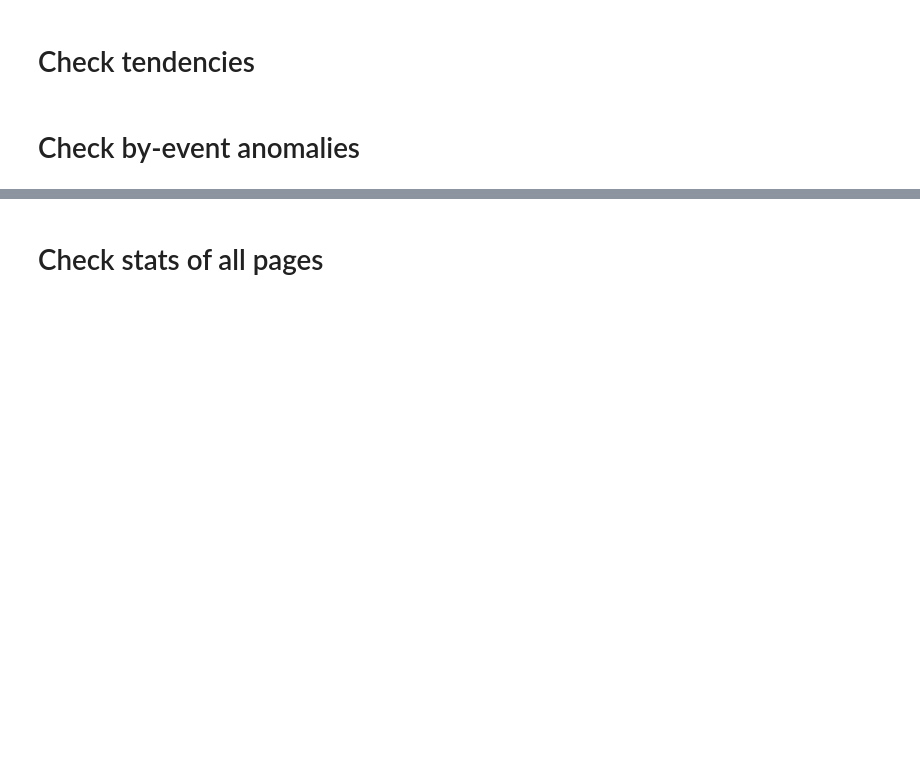
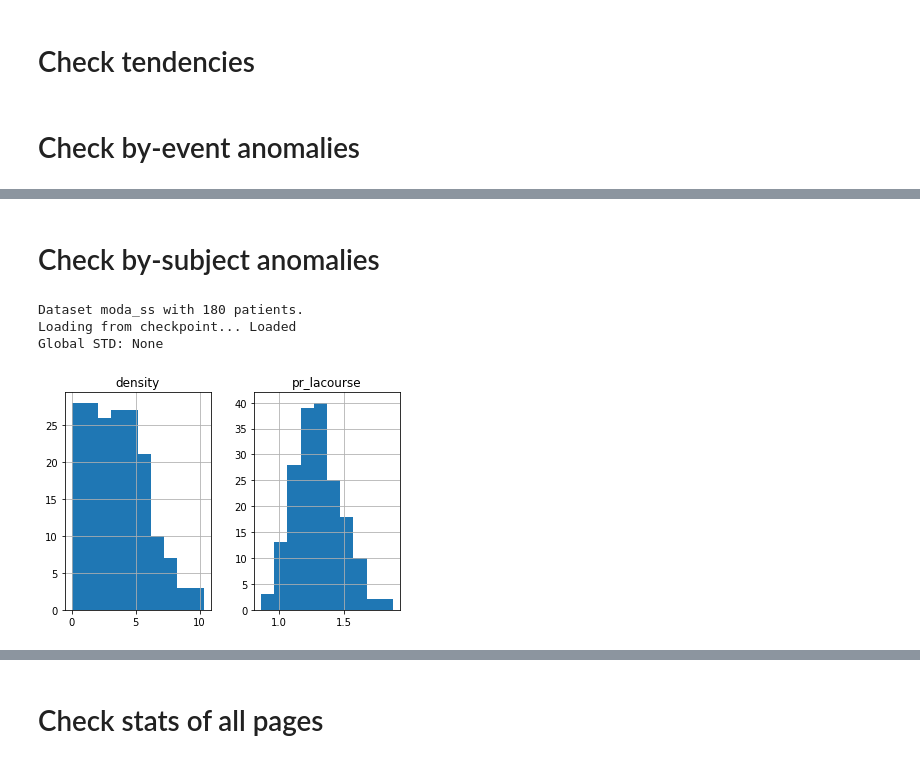
Before and after one commit to nicolasigor/sleep-rnn, a Jupyter notebook: figs_thesis/2021_eda_nsrr_page_exclusion.ipynb, the cells around one changed output, grey strips where cells are left out. Cells and saved outputs as stored; diff of their text form; code cells hidden in the pictures; blank space fills up the shorter version.

```diff
--- a/figs_thesis/2021_eda_nsrr_page_exclusion.ipynb
+++ b/figs_thesis/2021_eda_nsrr_page_exclusion.ipynb
@@ -475,3 +546,54 @@ subtable = table_byevent[table_byevent.amplitude <= 134.12087769782073]
 subtable.hist(bins=30)
 plt.tight_layout()
 plt.show()
+# %% [markdown]
+# Check by-subject anomalies
+# %%
+# Check subjects with abnormal densities
+# MODA by-subject ranges (N=28)
+# Duration: 0.55 - 0.96 s aprox
+# Density: 0.8 - 8.7 epm aprox (if we count that subject with 2 events then the min is 0.1 epm)
+# Amplitude: 20 - 44 uV aprox
+# Frequency: 11.5 - 13.9 Hz aprox
+
+moda = load_dataset('moda_ss')
+subject_ids = moda.all_ids # [sub_id for sub_id in moda.all_ids if moda.data[sub_id]['n_blocks'] == 10]
+
+moda_table_bysubject = {
+    'subject_id': [],
+    'density': [],
+    'pr_lacourse': [],
+    # 'duration': [],
+    # 'amplitude': [],
+    # 'frequency': [],
+}
+
+for subject_id in subject_ids:
+    signal = moda.get_subject_signal(subject_id, normalize_clip=False)
+    marks = moda.get_subject_stamps(subject_id, pages_subset='n2')
+    n2_pages = moda.get_subject_pages(subject_id, pages_subset='n2')
+    n2_minutes = n2_pages.shape[0] * moda.page_duration / 60
+    density = marks.shape[0] / n2_minutes
+
+    signal_n2 = signal.reshape(-1, moda.page_size)[n2_pages].flatten()
+    freq, power = utils.power_spectrum_by_sliding_window(signal_n2, moda.fs, window_duration=5)
+    # Measure sigma peak ratio
+    sigma_power = power[(freq >= 11) & (freq <= 16)].mean()
+    broad_power = power[(freq >= 4.5) & (freq <= 30)].mean()
+    pr_lacourse = sigma_power / broad_power
+
+    moda_table_bysubject['subject_id'].append(subject_id)
+    moda_table_bysubject['density'].append(density)
+    moda_table_bysubject['pr_lacourse'].append(pr_lacourse)
+
+moda_table_bysubject = pd.DataFrame.from_dict(moda_table_bysubject)
+# moda_table_bysubject.sort_values(by=["density"])
+# %% [output]
+Dataset moda_ss with 180 patients.
+Loading from checkpoint... Loaded
+Global STD: None
+# %%
+moda_table_bysubject.hist()
+plt.show()
+# %% [output]
+[figure, added]
```
Also changed, not shown: parts of 8 cells of this notebook.
